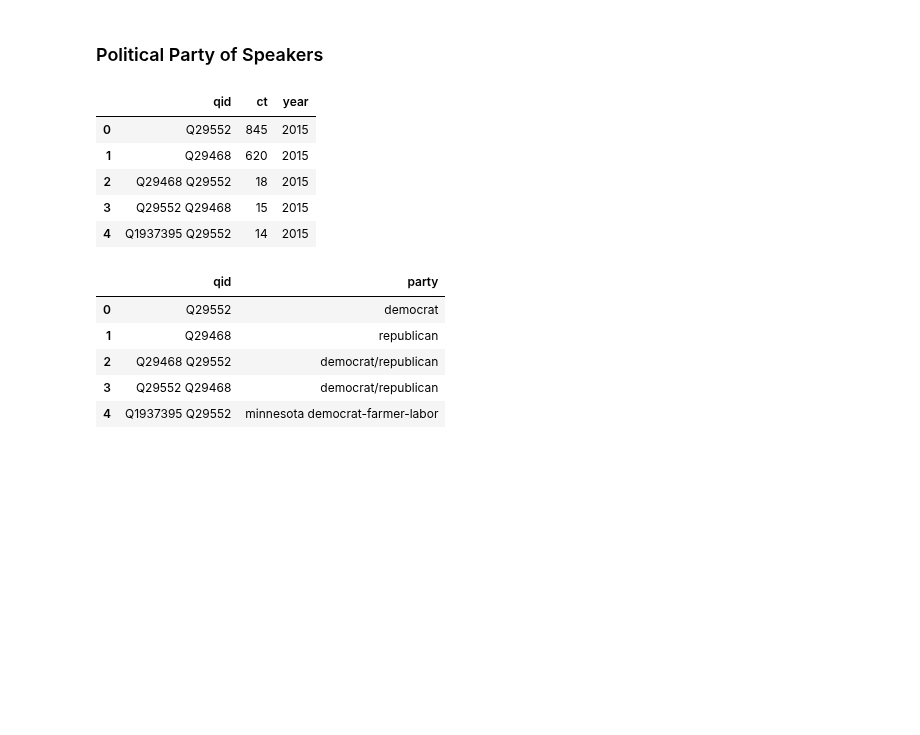
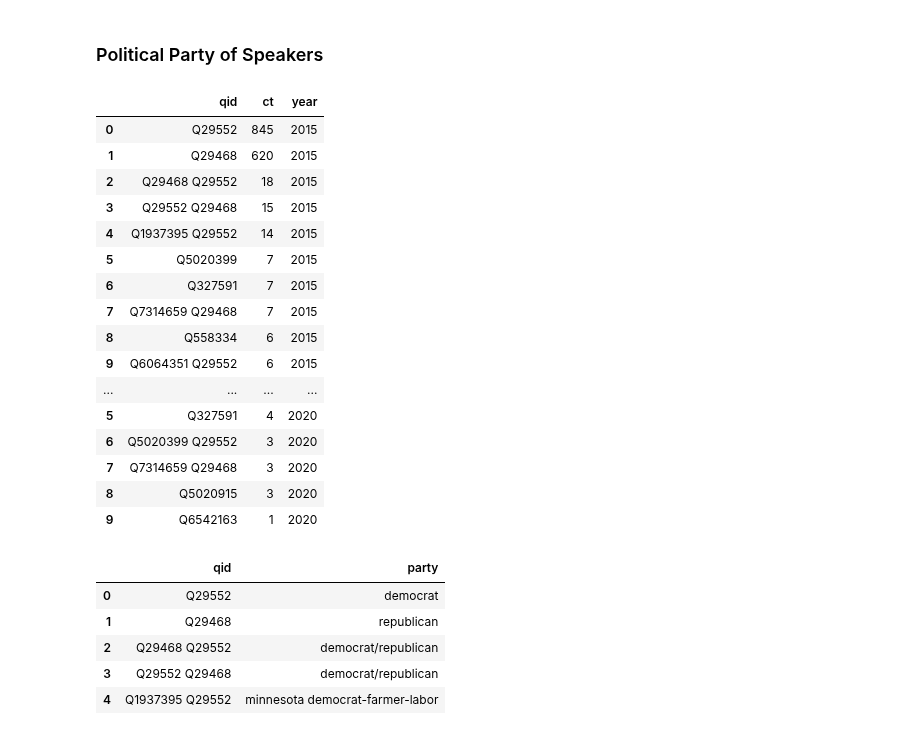
Before and after one commit to epfl-ada/ada-2021-project-ada_group_project, a Jupyter notebook: stats.ipynb, the cells around one changed output. Saved outputs shown, nothing was run; the diff lists cells and outputs as text; code cells hidden in the pictures; blank space fills up the shorter version.

```diff
--- a/stats.ipynb
+++ b/stats.ipynb
@@ -51,25 +51,36 @@ years = [2015, 2016, 2017, 2018, 2019, 2020]
 # %%
 # Create a dataframe with the counts of each political party QID for each year
 pol_party = pd.DataFrame()
 for i, s in enumerate(speakers):
     parties = pd.DataFrame(americans[americans.label.isin(s)].party)
     parties.party = parties.party.astype(str)
     parties.party = parties.party.map(lambda x: x.lstrip("['").rstrip("]'"))
     parties.party = parties.party.map(lambda x: x.replace("' '", ' '))
     parties = parties[~(parties.party == 'nan')]
     parties = parties.value_counts().head(10)
     parties = pd.DataFrame(parties).reset_index()
     parties.columns = ['qid', 'ct']
     parties['year'] = i+2015
     pol_party = pol_party.append(parties)
-pol_party.head()
+pol_party
 # %% [output]
 |  | qid | ct | year |
 | 0 | Q29552 | 845 | 2015 |
 | 1 | Q29468 | 620 | 2015 |
 | 2 | Q29468 Q29552 | 18 | 2015 |
 | 3 | Q29552 Q29468 | 15 | 2015 |
 | 4 | Q1937395 Q29552 | 14 | 2015 |
+| 5 | Q5020399 | 7 | 2015 |
+| 6 | Q327591 | 7 | 2015 |
+| 7 | Q7314659 Q29468 | 7 | 2015 |
+| 8 | Q558334 | 6 | 2015 |
+| 9 | Q6064351 Q29552 | 6 | 2015 |
+| ... | ... | ... | ... |
+| 5 | Q327591 | 4 | 2020 |
+| 6 | Q5020399 Q29552 | 3 | 2020 |
+| 7 | Q7314659 Q29468 | 3 | 2020 |
+| 8 | Q5020915 | 3 | 2020 |
+| 9 | Q6542163 | 1 | 2020 |
 # %%
 # Create a dataframe with the political party QIDs and their labels
 qids = ['Q29552', 'Q29468', 'Q29468 Q29552', 'Q29552 Q29468', 'Q1937395 Q29552',
```
Also changed, not shown: parts of 28 cells of this notebook.
